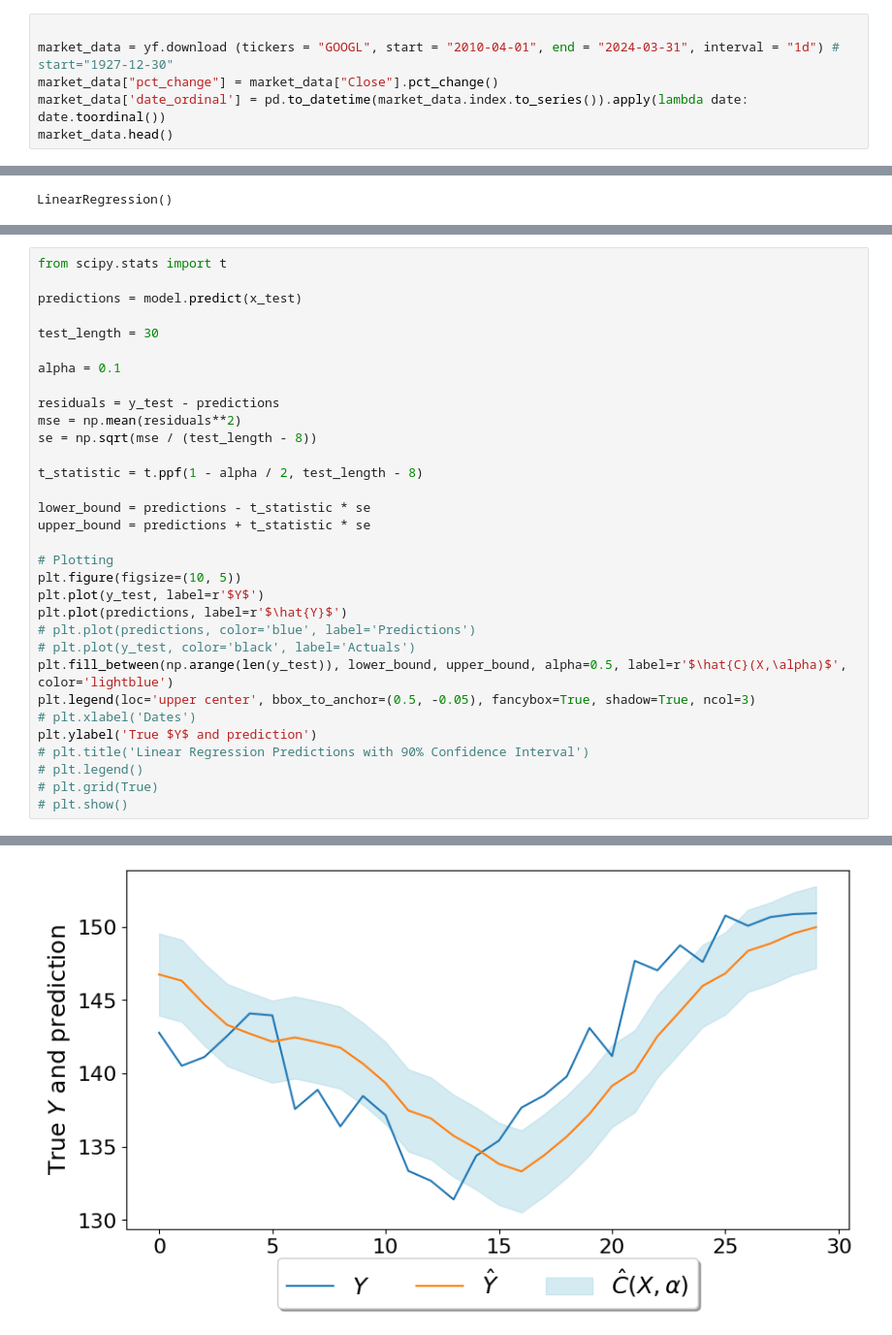
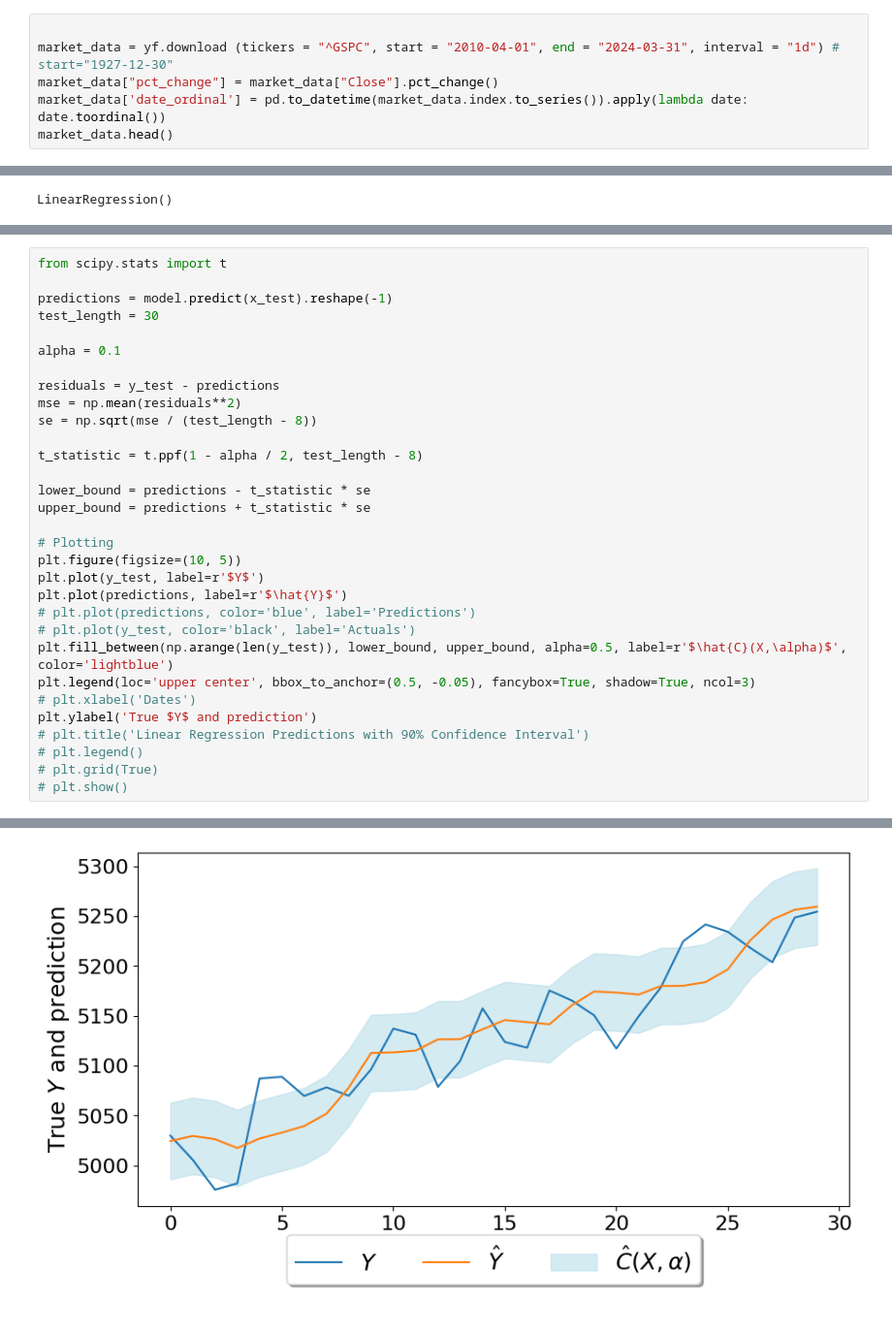
Before and after one commit to Rohit-Vernekar/Conformal-Prediction-on-Time-Series, a Jupyter notebook: CP.ipynb, the cells around one changed output, grey strips where cells are left out. Shown: that part at 97% size. Cells and saved outputs as stored; diff of their text form.

```diff
--- a/CP.ipynb
+++ b/CP.ipynb
@@ -10,7 +10,7 @@ import SPCI_class as SPCI
 from sklearn.model_selection import train_test_split
 # %%
 
-market_data = yf.download (tickers = "GOOGL", start = "2010-04-01", end = "2024-03-31", interval = "1d") # start="1927-12-30"
+market_data = yf.download (tickers = "^GSPC", start = "2010-04-01", end = "2024-03-31", interval = "1d") # start="1927-12-30"
 market_data["pct_change"] = market_data["Close"].pct_change()
 market_data['date_ordinal'] = pd.to_datetime(market_data.index.to_series()).apply(lambda date: date.toordinal())
 market_data.head()
@@ -149,35 +137,34 @@ Average Width is 6.757394781522453
 # %%
 from scipy.stats import t
 
-predictions = model.predict(x_test)
-
+predictions = model.predict(x_test).reshape(-1)
 test_length = 30
 
 alpha = 0.1
 
 residuals = y_test - predictions
 mse = np.mean(residuals**2)
 se = np.sqrt(mse / (test_length - 8))
 
 t_statistic = t.ppf(1 - alpha / 2, test_length - 8)
 
 lower_bound = predictions - t_statistic * se
 upper_bound = predictions + t_statistic * se
 
 # Plotting
 plt.figure(figsize=(10, 5))
 plt.plot(y_test, label=r'$Y$')
 plt.plot(predictions, label=r'$\hat{Y}$')
 # plt.plot(predictions, color='blue', label='Predictions')
 # plt.plot(y_test, color='black', label='Actuals')
 plt.fill_between(np.arange(len(y_test)), lower_bound, upper_bound, alpha=0.5, label=r'$\hat{C}(X,\alpha)$', color='lightblue')
 plt.legend(loc='upper center', bbox_to_anchor=(0.5, -0.05), fancybox=True, shadow=True, ncol=3)
 # plt.xlabel('Dates')
 plt.ylabel('True $Y$ and prediction')
 # plt.title('Linear Regression Predictions with 90% Confidence Interval')
 # plt.legend()
 # plt.grid(True)
 # plt.show()
 # %% [output]
 Text(0, 0.5, 'True $Y$ and prediction')
-[figure, old version]
+[figure, new version]
```
Also changed, not shown: parts of 15 cells of this notebook, 2 other files.
